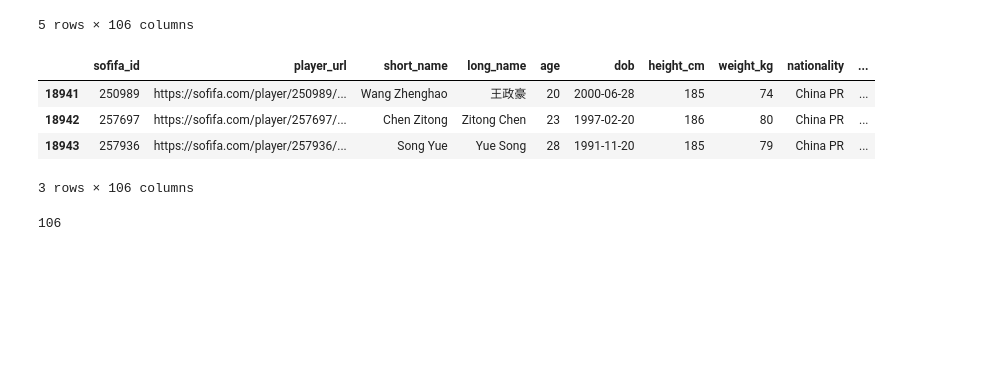
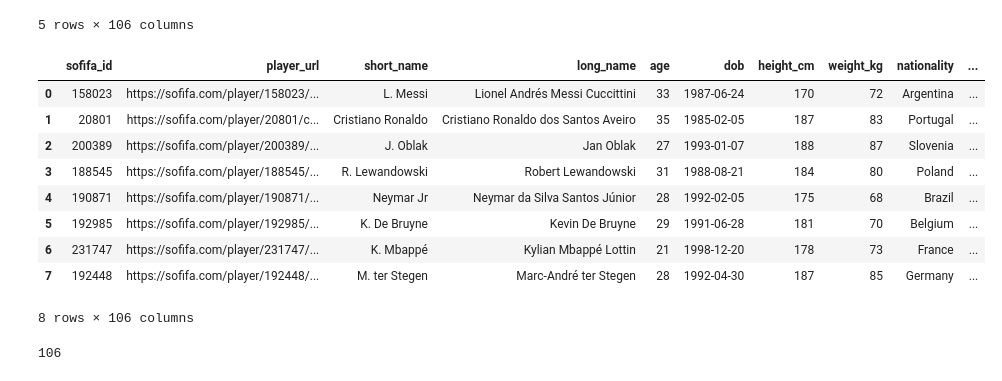
Before and after one commit to DiploDatos-Grupo2/AprendizajeNoSupervisado, a Jupyter notebook: TrabajoEntregable.ipynb, the cells around one changed output. Drawn from its saved outputs; the diff is of its cells as text; code cells hidden in the pictures; blank space fills up the shorter version.

```diff
--- a/TrabajoEntregable.ipynb
+++ b/TrabajoEntregable.ipynb
@@ -63,13 +63,18 @@ df.head(5)
 | 4 | 190871 | https://sofifa.com/player/190871/... | Neymar Jr | Neymar da Silva Santos Júnior | 28 | 1992-02-05 | 175 | 68 | Brazil | ... |
 5 rows × 106 columns
 # %%
-df.tail(3)
+df.head(8)
 # %% [output]
 |  | sofifa_id | player_url | short_name | long_name | age | dob | height_cm | weight_kg | nationality | ... |
-| 18941 | 250989 | https://sofifa.com/player/250989/... | Wang Zhenghao | 王政豪 | 20 | 2000-06-28 | 185 | 74 | China PR | ... |
-| 18942 | 257697 | https://sofifa.com/player/257697/... | Chen Zitong | Zitong Chen | 23 | 1997-02-20 | 186 | 80 | China PR | ... |
-| 18943 | 257936 | https://sofifa.com/player/257936/... | Song Yue | Yue Song | 28 | 1991-11-20 | 185 | 79 | China PR | ... |
+| 0 | 158023 | https://sofifa.com/player/158023/... | L. Messi | Lionel Andrés Messi Cuccittini | 33 | 1987-06-24 | 170 | 72 | Argentina | ... |
+| 1 | 20801 | https://sofifa.com/player/20801/c... | Cristiano Ronaldo | Cristiano Ronaldo dos Santos Aveiro | 35 | 1985-02-05 | 187 | 83 | Portugal | ... |
+| 2 | 200389 | https://sofifa.com/player/200389/... | J. Oblak | Jan Oblak | 27 | 1993-01-07 | 188 | 87 | Slovenia | ... |
+| 3 | 188545 | https://sofifa.com/player/188545/... | R. Lewandowski | Robert Lewandowski | 31 | 1988-08-21 | 184 | 80 | Poland | ... |
+| 4 | 190871 | https://sofifa.com/player/190871/... | Neymar Jr | Neymar da Silva Santos Júnior | 28 | 1992-02-05 | 175 | 68 | Brazil | ... |
+| 5 | 192985 | https://sofifa.com/player/192985/... | K. De Bruyne | Kevin De Bruyne | 29 | 1991-06-28 | 181 | 70 | Belgium | ... |
+| 6 | 231747 | https://sofifa.com/player/231747/... | K. Mbappé | Kylian Mbappé Lottin | 21 | 1998-12-20 | 178 | 73 | France | ... |
+| 7 | 192448 | https://sofifa.com/player/192448/... | M. ter Stegen | Marc-André ter Stegen | 28 | 1992-04-30 | 187 | 85 | Germany | ... |
-3 rows × 106 columns
+8 rows × 106 columns
 # %%
 columns = pd.DataFrame()
 columns = df.columns.to_frame()
```
Also changed, not shown: parts of 37 cells of this notebook, 1 other file.
